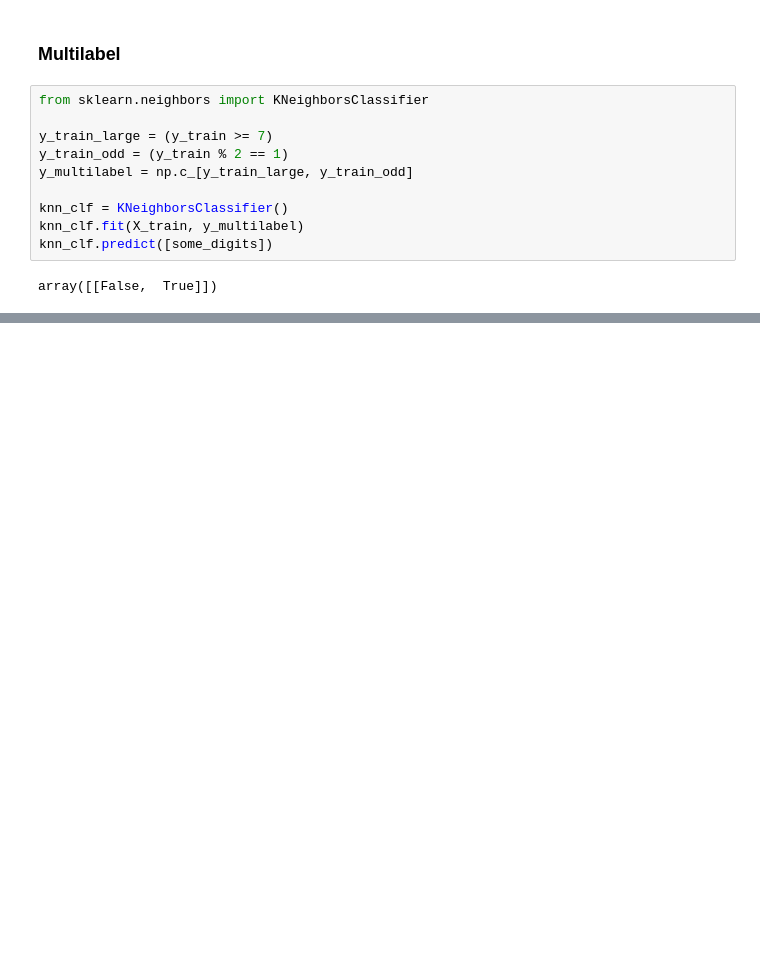
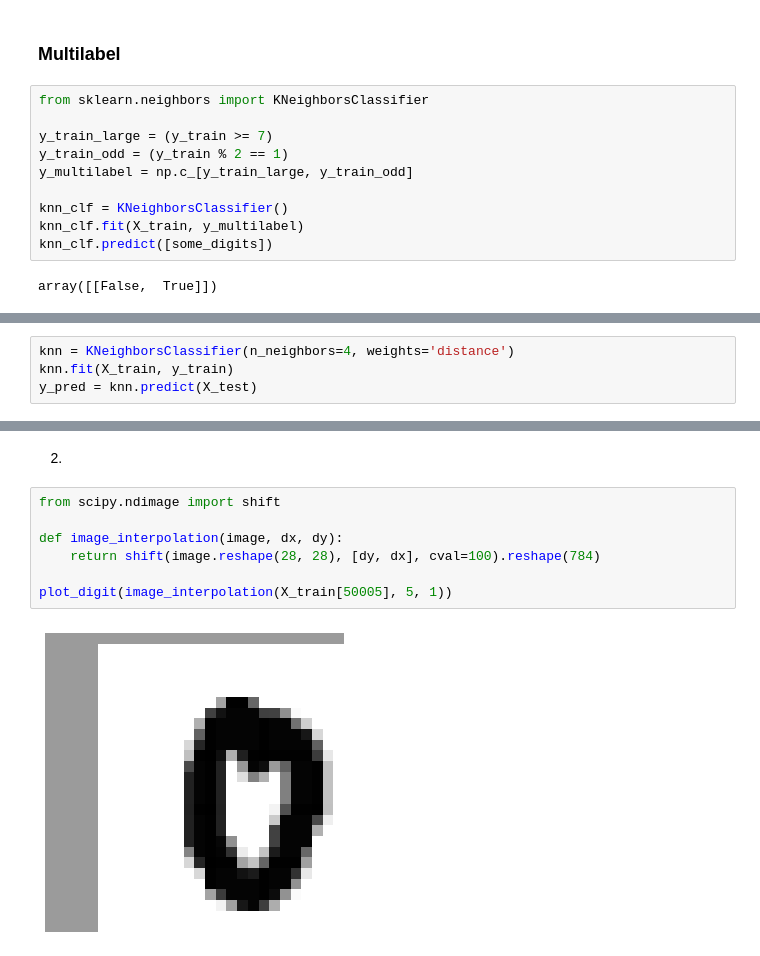
Before and after one commit to LilianeAquino/hands_on_aprendizado_de_maquina, a Jupyter notebook: 03_classification.ipynb, the cells around one changed output, grey strips where cells are left out. Saved outputs shown, nothing was run; the diff lists cells and outputs as text; blank space fills up the shorter version.

```diff
--- a/03_classification.ipynb
+++ b/03_classification.ipynb
@@ -422,0 +458,4 @@ f1_score(y_multilabel, y_train_knn, average='macro')
+# %%
+knn = KNeighborsClassifier(n_neighbors=4, weights='distance')
+knn.fit(X_train, y_train)
+y_pred = knn.predict(X_test)
@@ -422,0 +467,11 @@ f1_score(y_multilabel, y_train_knn, average='macro')
+# %% [markdown]
+2.
+# %%
+from scipy.ndimage import shift
+
+def image_interpolation(image, dx, dy):
+    return shift(image.reshape(28, 28), [dy, dx], cval=100).reshape(784)
+
+plot_digit(image_interpolation(X_train[50005], 5, 1))
+# %% [output]
+[figure, added]
```
Also changed, not shown: parts of 28 cells of this notebook.
